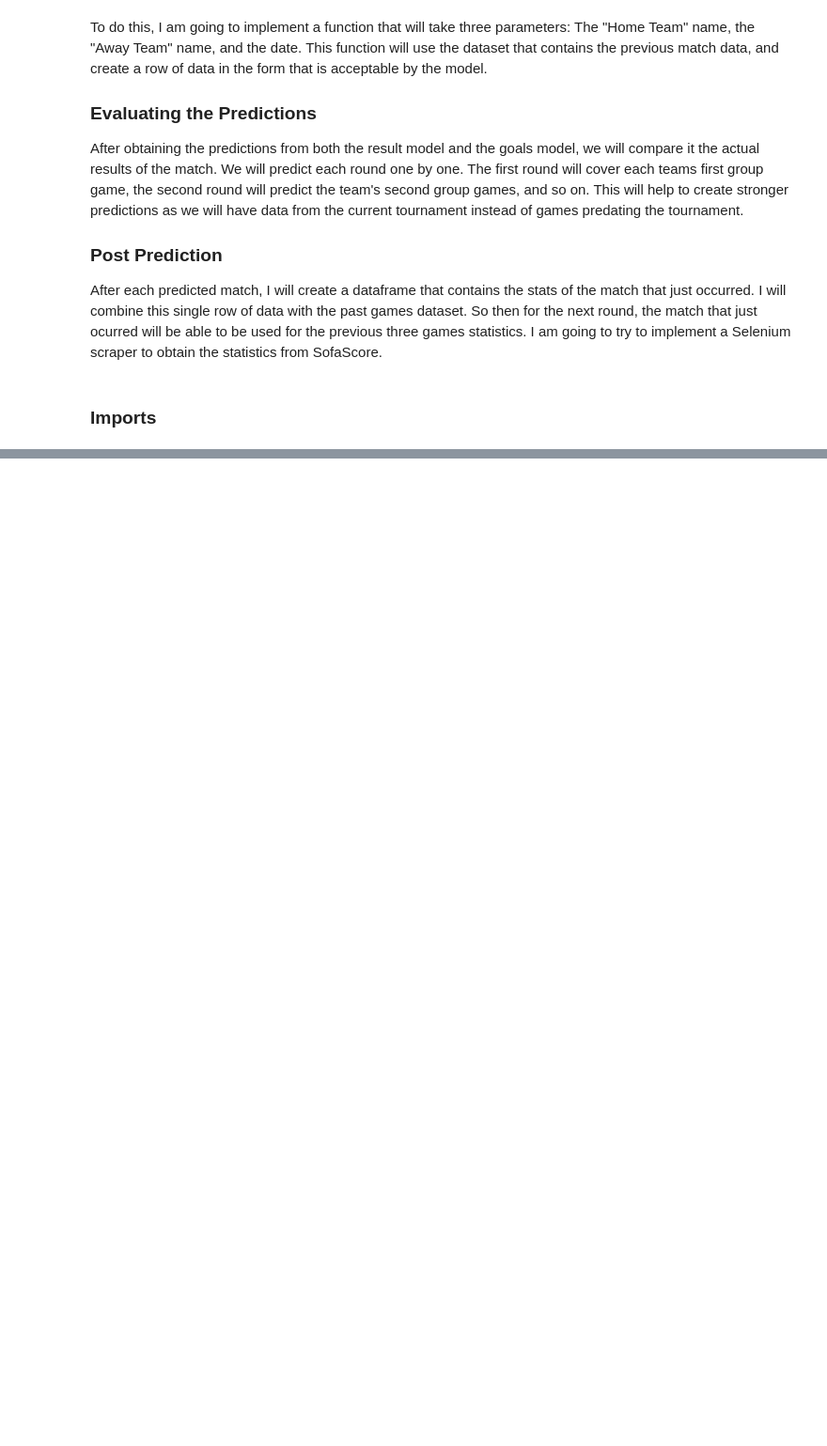
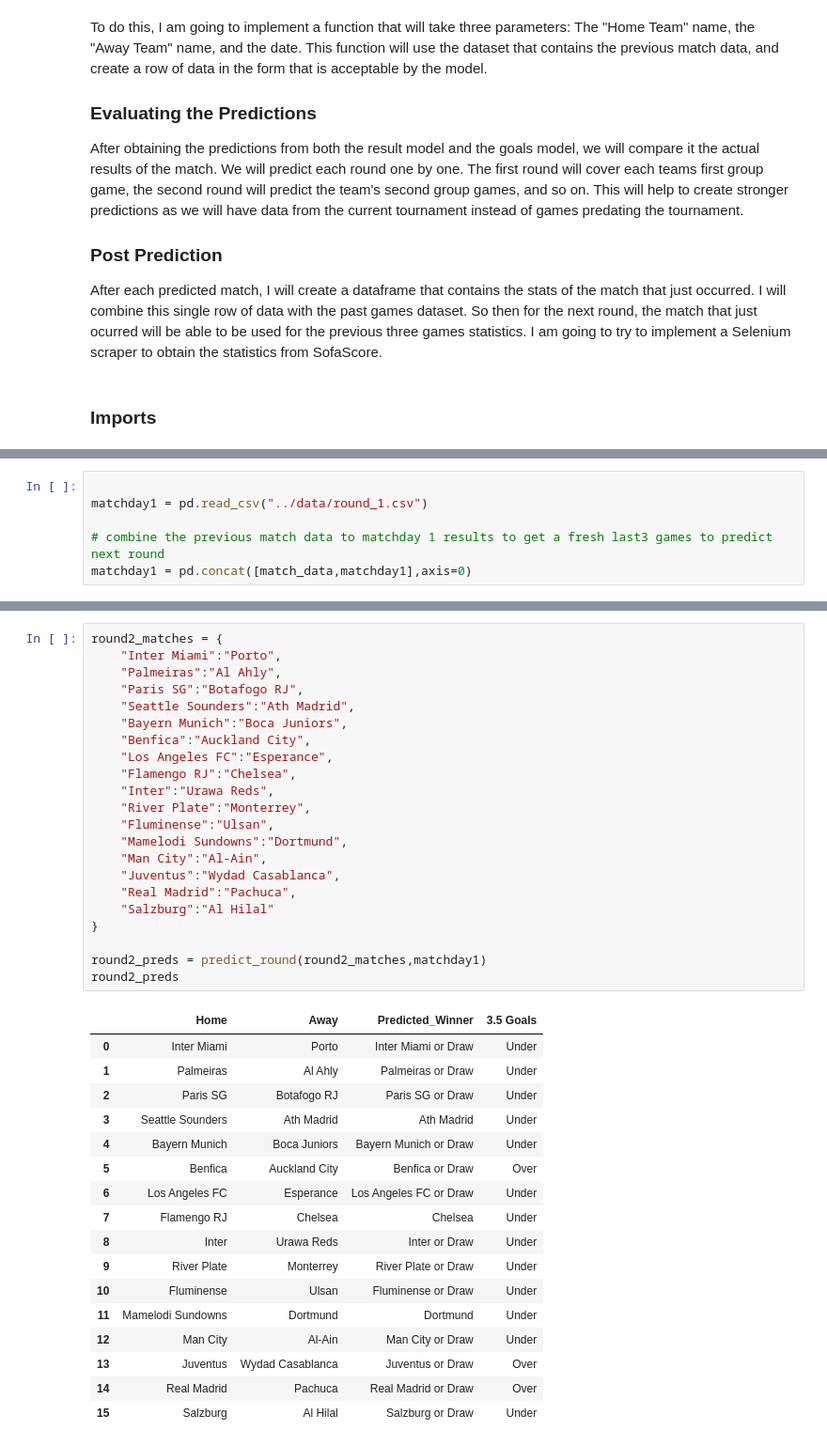
Before and after one commit to kushlalwani/CWCPredictions, a Jupyter notebook: notebooks/Tournament_Predictions.ipynb, the cells around one changed output, grey strips where cells are left out. Shown at 94% size. Drawn from its saved outputs; the diff is of its cells as text; blank space fills up the shorter version.

```diff
--- a/notebooks/Tournament_Predictions.ipynb
+++ b/notebooks/Tournament_Predictions.ipynb
@@ -349,0 +347,6 @@ We have also successfully predicted 10/16 of the goal totals correctly. This giv
+# %%
+
+matchday1 = pd.read_csv("../data/round_1.csv")
+
+# combine the previous match data to matchday 1 results to get a fresh last3 games to predict next round
+matchday1 = pd.concat([match_data,matchday1],axis=0)
@@ -349,0 +407,40 @@ We have also successfully predicted 10/16 of the goal totals correctly. This giv
+# %%
+round2_matches = {
+    "Inter Miami":"Porto",
+    "Palmeiras":"Al Ahly",
+    "Paris SG":"Botafogo RJ",
+    "Seattle Sounders":"Ath Madrid",
+    "Bayern Munich":"Boca Juniors",
+    "Benfica":"Auckland City",
+    "Los Angeles FC":"Esperance",
+    "Flamengo RJ":"Chelsea",
+    "Inter":"Urawa Reds",
+    "River Plate":"Monterrey",
+    "Fluminense":"Ulsan",
+    "Mamelodi Sundowns":"Dortmund",
+    "Man City":"Al-Ain",
+    "Juventus":"Wydad Casablanca",
+    "Real Madrid":"Pachuca",
+    "Salzburg":"Al Hilal"
+}
+
+round2_preds = predict_round(round2_matches,matchday1)
+round2_preds
+# %% [output]
+|  | Home | Away | Predicted_Winner | 3.5 Goals |
+| 0 | Inter Miami | Porto | Inter Miami or Draw | Under |
+| 1 | Palmeiras | Al Ahly | Palmeiras or Draw | Under |
+| 2 | Paris SG | Botafogo RJ | Paris SG or Draw | Under |
+| 3 | Seattle Sounders | Ath Madrid | Ath Madrid | Under |
+| 4 | Bayern Munich | Boca Juniors | Bayern Munich or Draw | Under |
+| 5 | Benfica | Auckland City | Benfica or Draw | Over |
+| 6 | Los Angeles FC | Esperance | Los Angeles FC or Draw | Under |
+| 7 | Flamengo RJ | Chelsea | Chelsea | Under |
+| 8 | Inter | Urawa Reds | Inter or Draw | Under |
+| 9 | River Plate | Monterrey | River Plate or Draw | Under |
+| 10 | Fluminense | Ulsan | Fluminense or Draw | Under |
+| 11 | Mamelodi Sundowns | Dortmund | Dortmund | Under |
+| 12 | Man City | Al-Ain | Man City or Draw | Under |
+| 13 | Juventus | Wydad Casablanca | Juventus or Draw | Over |
+| 14 | Real Madrid | Pachuca | Real Madrid or Draw | Over |
+| 15 | Salzburg | Al Hilal | Salzburg or Draw | Under |
```
Also changed, not shown: parts of 9 cells of this notebook, 4 other files.
